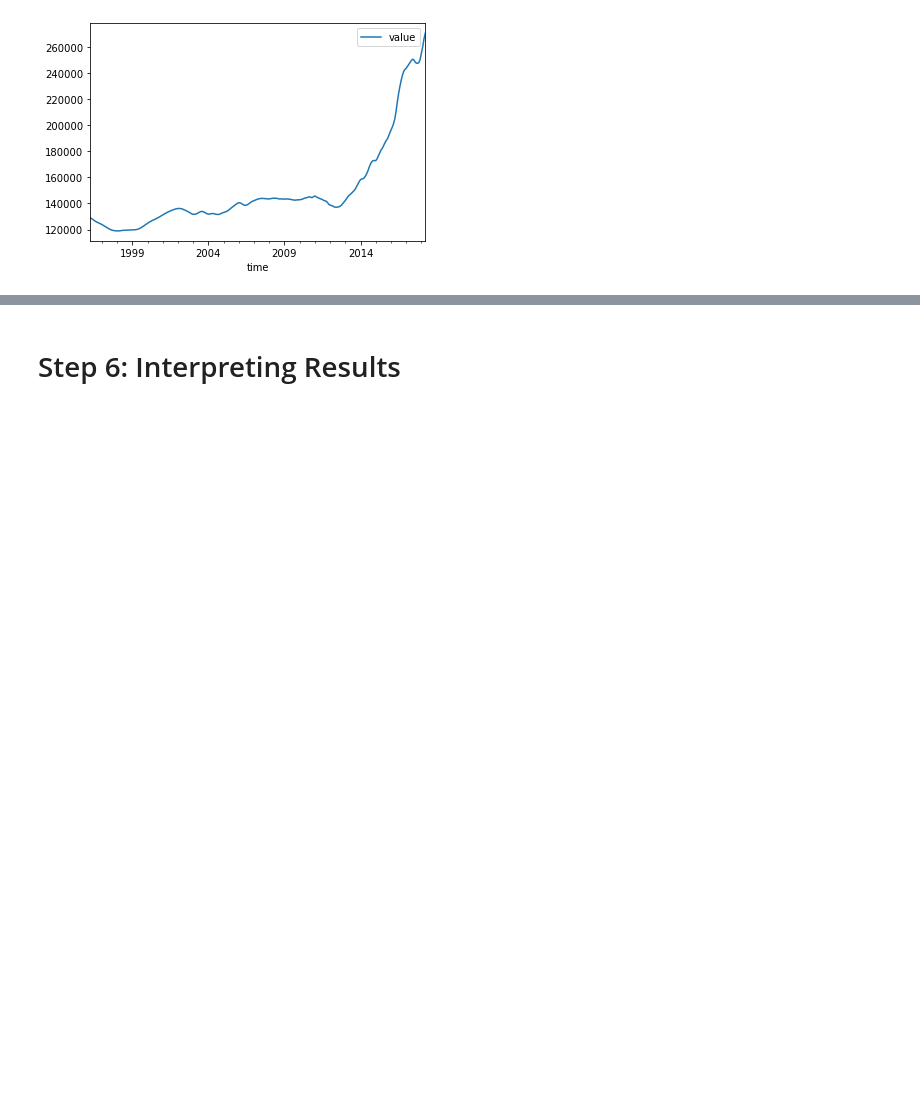
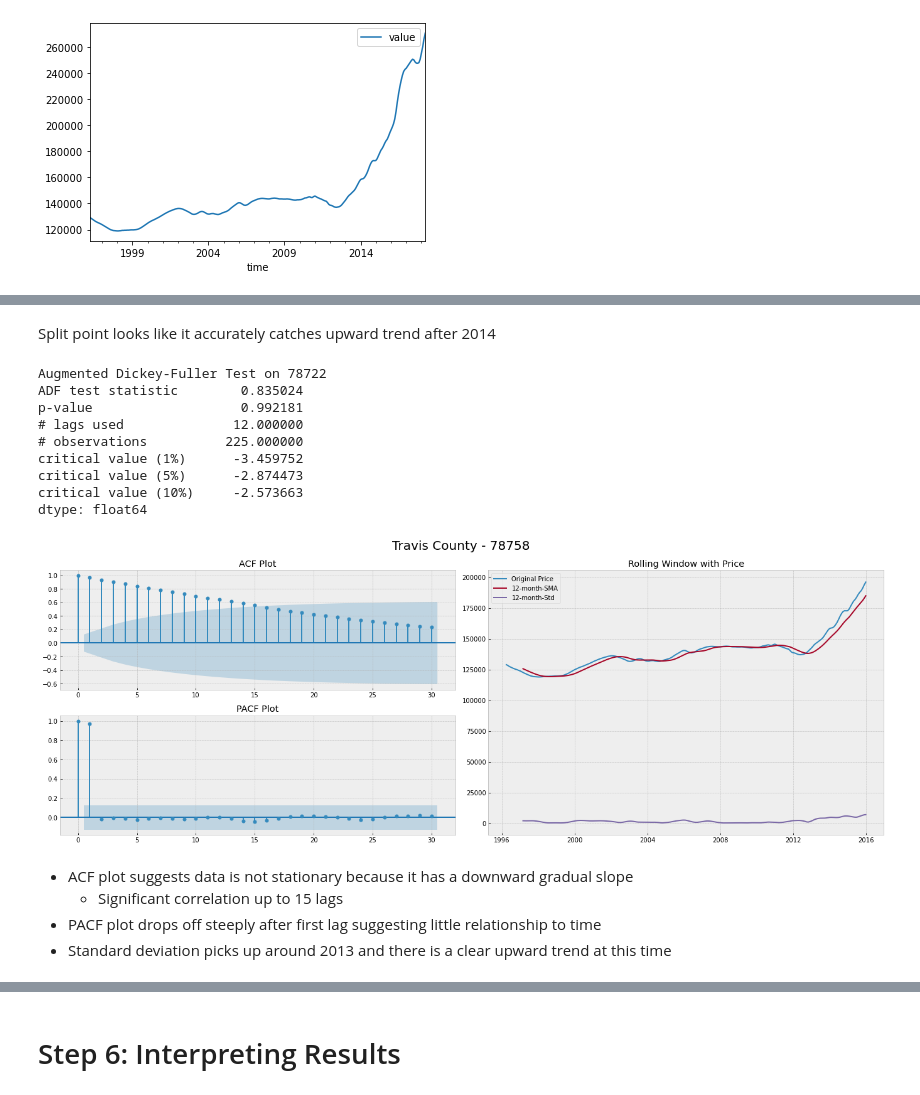
Before and after one commit to kuninethan95/Time_Series_Model, a Jupyter notebook: time-series/starter_notebook.ipynb, the cells around one changed output, grey strips where cells are left out. Saved outputs shown, nothing was run; the diff lists cells and outputs as text; code cells hidden in the pictures; blank space fills up the shorter version.

```diff
--- a/time-series/starter_notebook.ipynb
+++ b/time-series/starter_notebook.ipynb
@@ -1231,8 +935,0 @@ plot_pacf(df_78721['value'],title=title,lags=lags);
-# %%
-title = 'Autocorrelation: Travis County - 78721'
-lags = 50
-plot_acf(df_78721['diff_2'],title=title,lags=lags);
-# %%
-title='Partial Autocorrelation: Travis County - 78721'
-lags=60
-plot_pacf(df_78721['diff_2'],title=title,lags=lags);
@@ -1245,4 +935,0 @@ df_78721['pct_change'].bfill(inplace=True)
-# %%
-print('Augmented Dickey-Fuller Test on Airline Data')
-dftest = adfuller(df_78721['pct_change'],autolag='AIC')
-dftest
@@ -1281,0 +936,4 @@ predictions.plot(legend=True);
+# %%
+train_78758, test_78758 = create_train_test_split(df_78758, 0.9)
+train_78758.plot()
+test_78758.plot()
@@ -1281,0 +943,2 @@ predictions.plot(legend=True);
+# %% [markdown]
+Split point looks like it accurately catches upward trend after 2014
@@ -1281,0 +991,18 @@ predictions.plot(legend=True);
+# %%
+pacf_acf_rolling(train_78758, 'Travis', 78758)
+# %% [output]
+Augmented Dickey-Fuller Test on 78722
+ADF test statistic        0.835024
+p-value                   0.992181
+# lags used              12.000000
+# observations          225.000000
+critical value (1%)      -3.459752
+critical value (5%)      -2.874473
+critical value (10%)     -2.573663
+dtype: float64
+[figure, added]
+# %% [markdown]
+- ACF plot suggests data is not stationary because it has a downward gradual slope
+    - Significant correlation up to 15 lags
+- PACF plot drops off steeply after first lag suggesting little relationship to time
+- Standard deviation picks up around 2013 and there is a clear upward trend at this time
```
Also changed, not shown: parts of 101 cells of this notebook.
